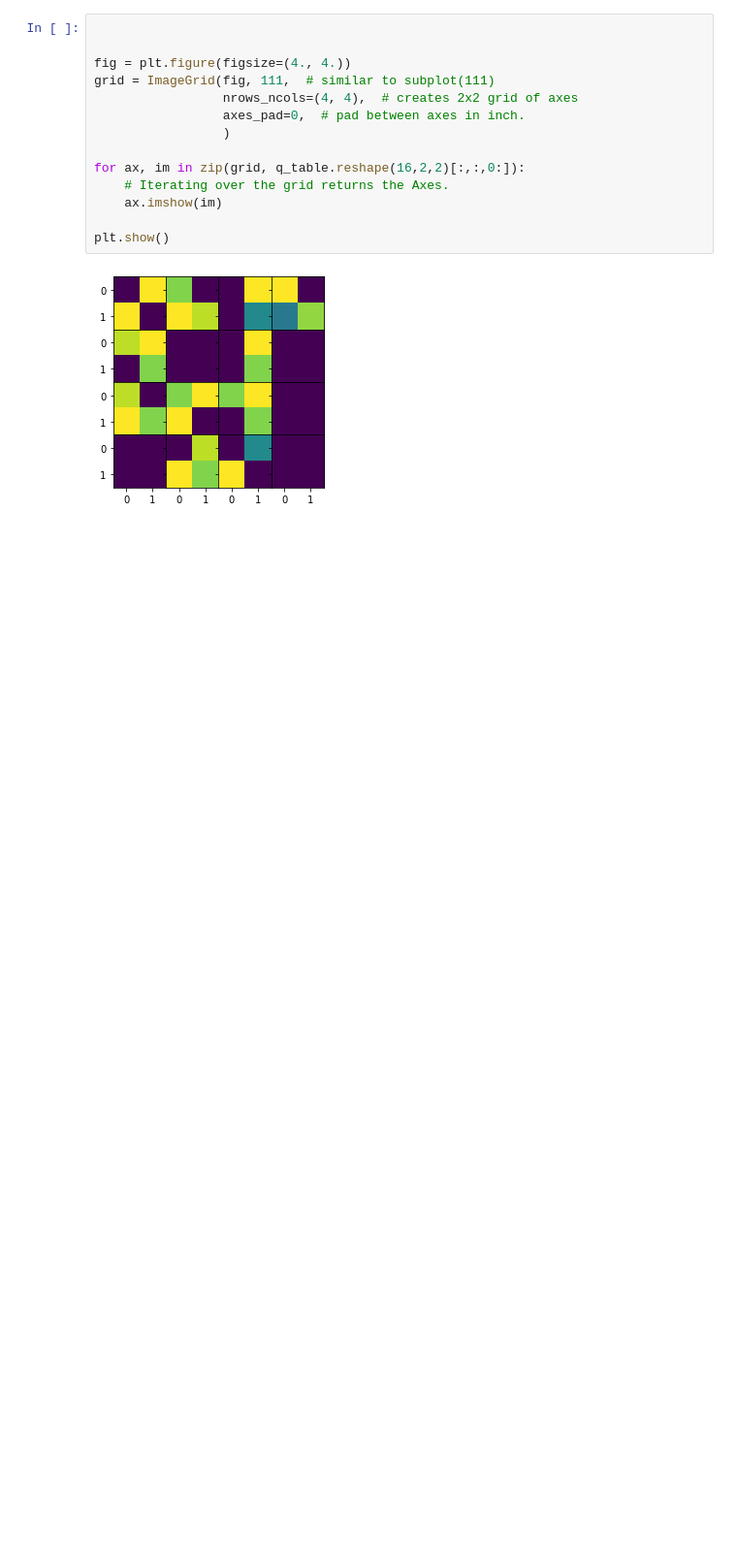
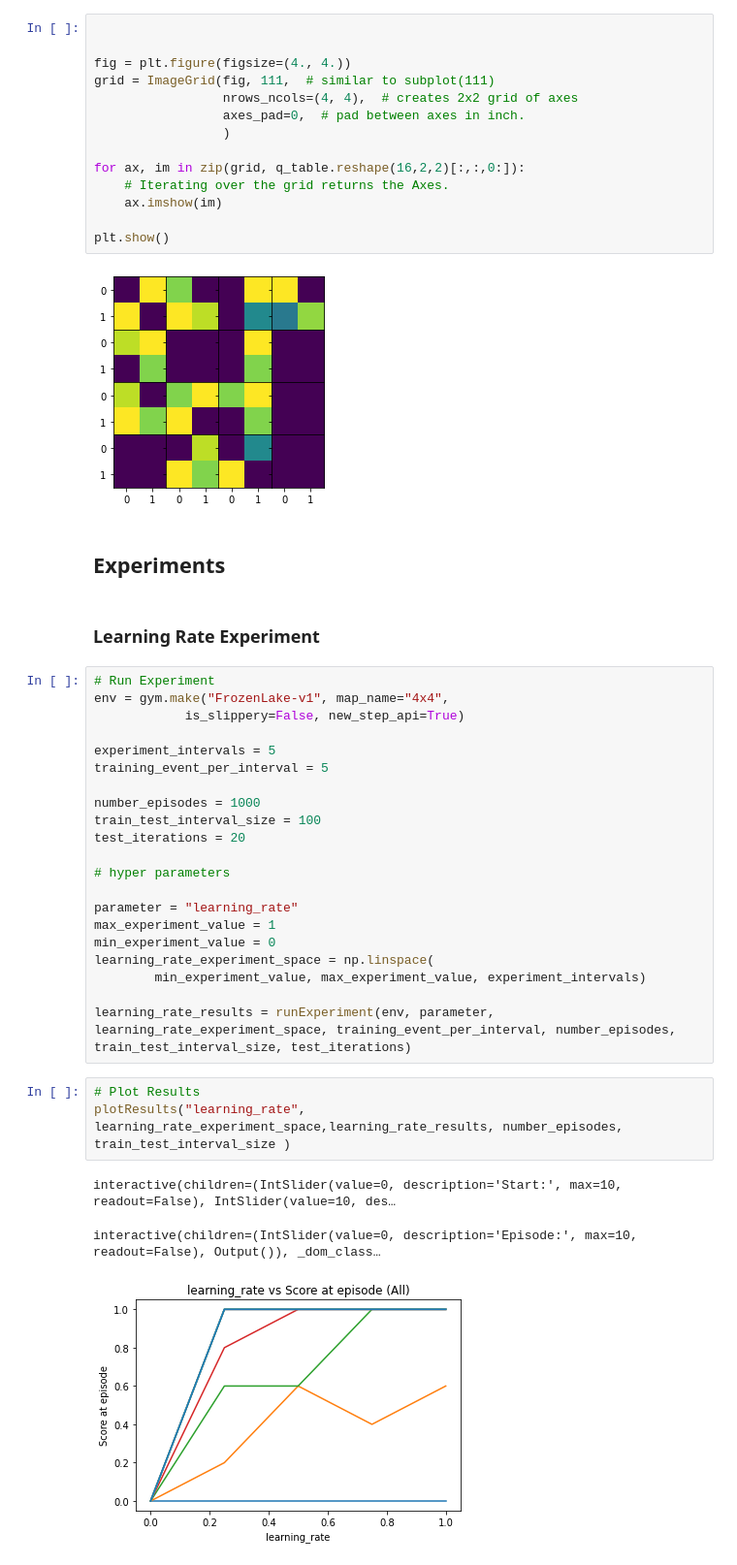
Before and after one commit to Samworth27/DRL-Workshop, a Jupyter notebook: week2/t1.ipynb, the cells around one changed output. Shown: that part at 97% size. Drawn from its saved outputs; the diff is of its cells as text; blank space fills up the shorter version.

```diff
--- a/week2/t1.ipynb
+++ b/week2/t1.ipynb
@@ -444,3 +358,35 @@ for ax, im in zip(grid, q_table.reshape(16,2,2)[:,:,0:]):
 plt.show()
 # %% [output]
 [figure]
+# %% [markdown]
+## Experiments
+# %% [markdown]
+### Learning Rate Experiment
+# %%
+# Run Experiment
+env = gym.make("FrozenLake-v1", map_name="4x4",
+            is_slippery=False, new_step_api=True)
+
+experiment_intervals = 5
+training_event_per_interval = 5
+
+number_episodes = 1000
+train_test_interval_size = 100
+test_iterations = 20
+
+# hyper parameters
+
+parameter = "learning_rate"
+max_experiment_value = 1
+min_experiment_value = 0
+learning_rate_experiment_space = np.linspace(
+        min_experiment_value, max_experiment_value, experiment_intervals)
+
+learning_rate_results = runExperiment(env, parameter, learning_rate_experiment_space, training_event_per_interval, number_episodes, train_test_interval_size, test_iterations)
+# %%
+# Plot Results
+plotResults("learning_rate", learning_rate_experiment_space,learning_rate_results, number_episodes, train_test_interval_size )
+# %% [output]
+interactive(children=(IntSlider(value=0, description='Start:', max=10, readout=False), IntSlider(value=10, des…
+interactive(children=(IntSlider(value=0, description='Episode:', max=10, readout=False), Output()), _dom_class…
+[figure, added]
```
Also changed, not shown: parts of 32 cells of this notebook, 1 other file.
